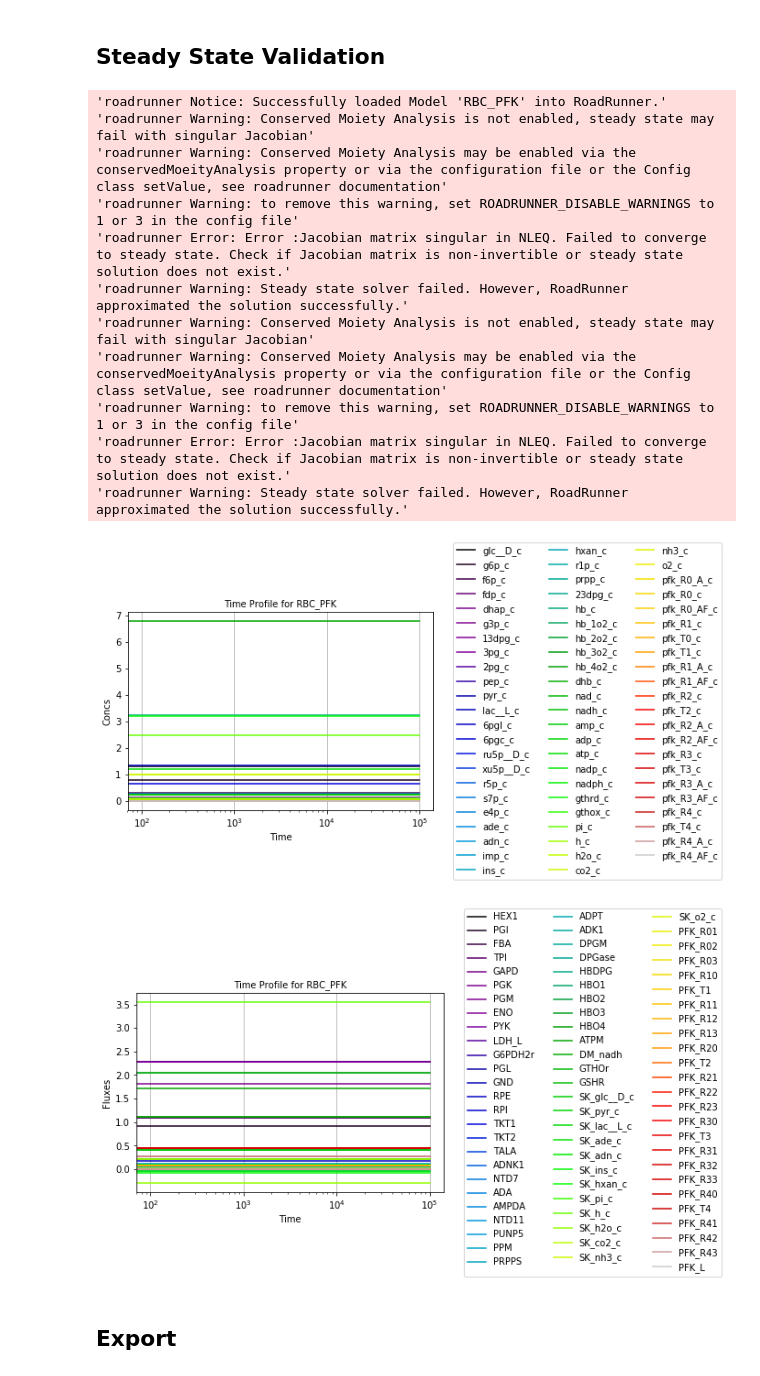
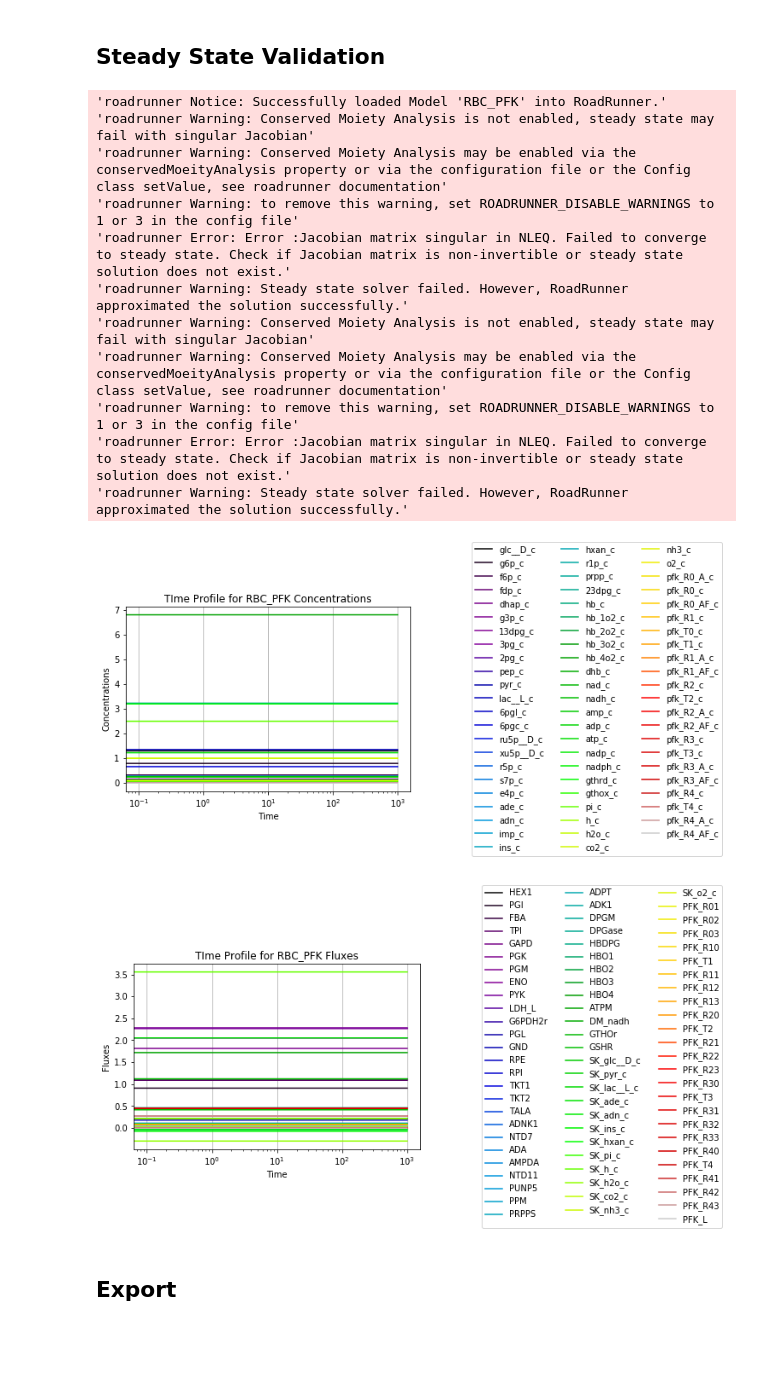
Before and after one commit to SBRG/MASSpy, a Jupyter notebook: notebooks/test_data/SB2_Textbook_MassModel.ipynb, the cells around one changed output. Cells and saved outputs as stored; diff of their text form; code cells hidden in the pictures; blank space fills up the shorter version.

```diff
--- a/notebooks/test_data/SB2_Textbook_MassModel.ipynb
+++ b/notebooks/test_data/SB2_Textbook_MassModel.ipynb
@@ -132,12 +131,12 @@ textbook.reactions.HBO4.kf = 501595
 # Setup simulation object, ensure model is at steady state
 sim = Simulation(textbook, verbose=True)
 sim.find_steady_state(textbook, strategy="nleq2", update_values=True)
-# Simulate from 0 to 100000 with 1001 points in the output
-conc_sol, flux_sol = sim.simulate(textbook, time=(0, 1e5, 1001))
-
+# Simulate from 0 to 1000 with 10001 points in the output
+conc_sol_list, flux_sol_list = sim.simulate(textbook, time=(0, 1e3, 1e4 + 1))
+conc_sol, flux_sol = conc_sol_list[0], flux_sol_list[0]
 # Quickly render and display time profiles
-for sol in [conc_sol[0], flux_sol[0]]:
-    sol.preview_time_profile
+for sol in [conc_sol, flux_sol]:
+    sol.view_time_profile
     plt.show()
 # %% [output]
 'roadrunner Notice: Successfully loaded Model 'RBC' into RoadRunner.'
@@ -177,28 +176,28 @@ mass/core/mass_model.py:1106 UserWarning: Skipping 'hr' for it already exists in
 # %%
 # Setup simulation object, ensure model is at steady state
 sim = Simulation(textbook, verbose=True)
 sim.find_steady_state(textbook, strategy="nleq2", update_values=True)
-# Simulate from 0 to 100000 with 1001 points in the output
-conc_sol, flux_sol = sim.simulate(textbook, time=(0, 1e5, 1001))
-
+# Simulate from 0 to 1000 with 10001 points in the output
+conc_sol_list, flux_sol_list = sim.simulate(textbook, time=(0, 1e3, 1e4 + 1))
+conc_sol, flux_sol = conc_sol_list[0], flux_sol_list[0]
 # Quickly render and display time profiles
-for sol in [conc_sol[0], flux_sol[0]]:
-    sol.preview_time_profile
+for sol in [conc_sol, flux_sol]:
+    sol.view_time_profile
     plt.show()
 # %% [output]
 'roadrunner Notice: Successfully loaded Model 'RBC_PFK' into RoadRunner.'
 'roadrunner Warning: Conserved Moiety Analysis is not enabled, steady state may fail with singular Jacobian'
 'roadrunner Warning: Conserved Moiety Analysis may be enabled via the conservedMoeityAnalysis property or via the configuration file or the Config class setValue, see roadrunner documentation'
 'roadrunner Warning: to remove this warning, set ROADRUNNER_DISABLE_WARNINGS to 1 or 3 in the config file'
 'roadrunner Error: Error :Jacobian matrix singular in NLEQ. Failed to converge to steady state. Check if Jacobian matrix is non-invertible or steady state solution does not exist.'
 'roadrunner Warning: Steady state solver failed. However, RoadRunner approximated the solution successfully.'
 'roadrunner Warning: Conserved Moiety Analysis is not enabled, steady state may fail with singular Jacobian'
 'roadrunner Warning: Conserved Moiety Analysis may be enabled via the conservedMoeityAnalysis property or via the configuration file or the Config class setValue, see roadrunner documentation'
 'roadrunner Warning: to remove this warning, set ROADRUNNER_DISABLE_WARNINGS to 1 or 3 in the config file'
 'roadrunner Error: Error :Jacobian matrix singular in NLEQ. Failed to converge to steady state. Check if Jacobian matrix is non-invertible or steady state solution does not exist.'
 'roadrunner Warning: Steady state solver failed. However, RoadRunner approximated the solution successfully.'
-[figure, old version]
+[figure, new version]
-[figure, old version]
+[figure, new version]
 # %% [markdown]
 ## Export
 # %%
```
Also changed, not shown: parts of 4 cells of this notebook, 36 other files.
